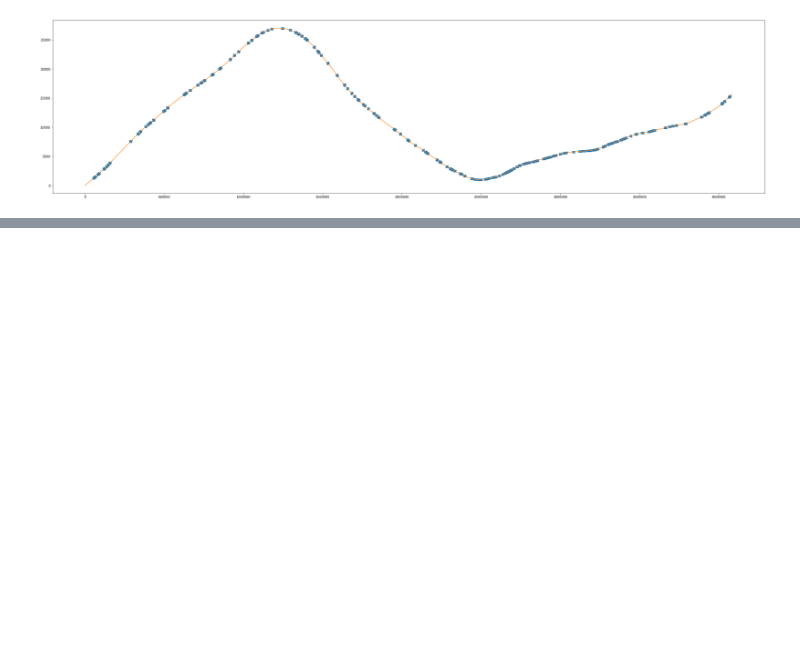
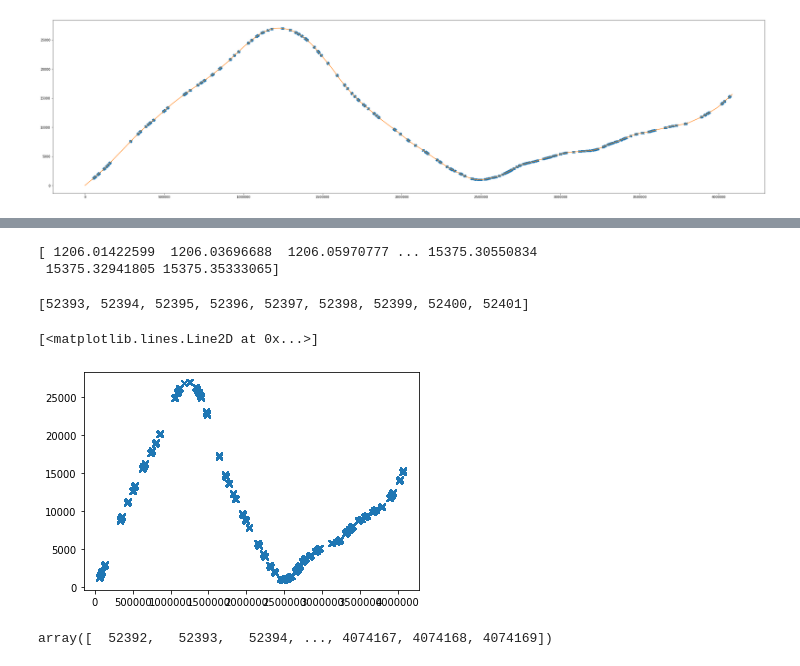
Before and after one commit to MohammedAlJaff/orite, a Jupyter notebook: nc_GC_skew_filtering.ipynb, the cells around one changed output, grey strips where cells are left out. Saved outputs shown, nothing was run; the diff lists cells and outputs as text; code cells hidden in the pictures; blank space fills up the shorter version.

```diff
--- a/nc_GC_skew_filtering.ipynb
+++ b/nc_GC_skew_filtering.ipynb
@@ -78,7 +78,7 @@ index_of_long_nc = []
 
 for i in range(len(eco_gb_plus)):
     lengths = eco_gb_plus[i][1] - eco_gb_plus[i][0]
-    if lengths > 5000:
+    if lengths > 7000:
         index_of_long_nc.append(i)
     eco_gb_plus_lengths.append(lengths)
 # %%
@@ -152,0 +153,19 @@ avg_region_CGC(list(range(1900000,2000000)),CGC_val_eco)
+# %%
+print(nc_gc_vals)
+# %% [output]
+[ 1206.01422599  1206.03696688  1206.05970777 ... 15375.30550834
+ 15375.32941805 15375.35333065]
+# %%
+all_nc_pos[1:10]
+# %% [output]
+[52393, 52394, 52395, 52396, 52397, 52398, 52399, 52400, 52401]
+# %%
+
+plt.plot(np_array_all_nc_pos,nc_gc_vals, 'x')
+# %% [output]
+[<matplotlib.lines.Line2D at 0x...>]
+[figure, added]
+# %%
+np_array_all_nc_pos
+# %% [output]
+array([  52392,   52393,   52394, ..., 4074167, 4074168, 4074169])
```
Also changed, not shown: parts of 2 cells of this notebook, 1 other file.
